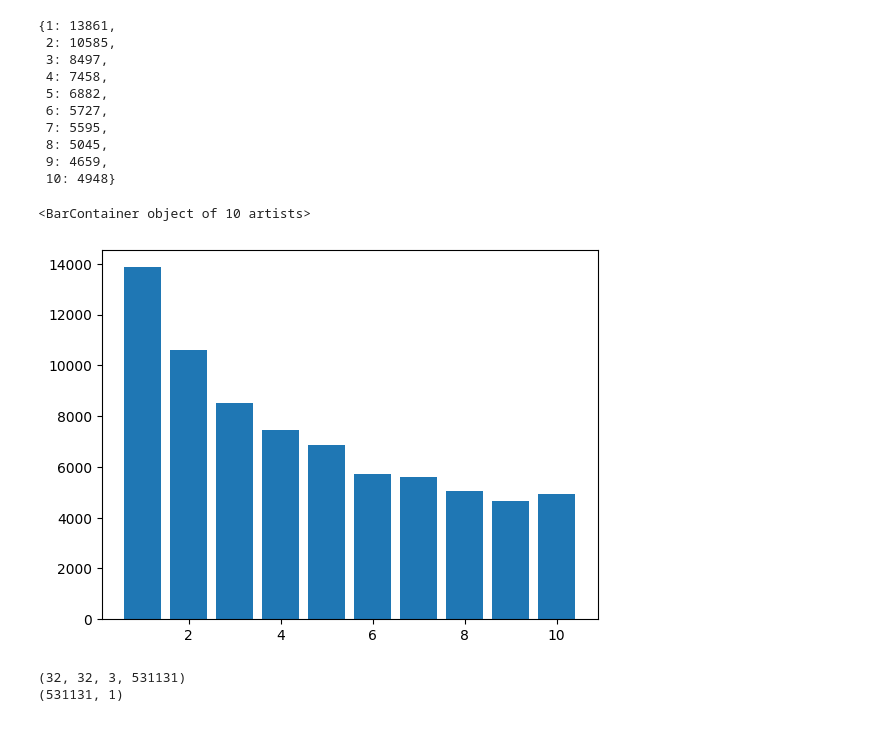
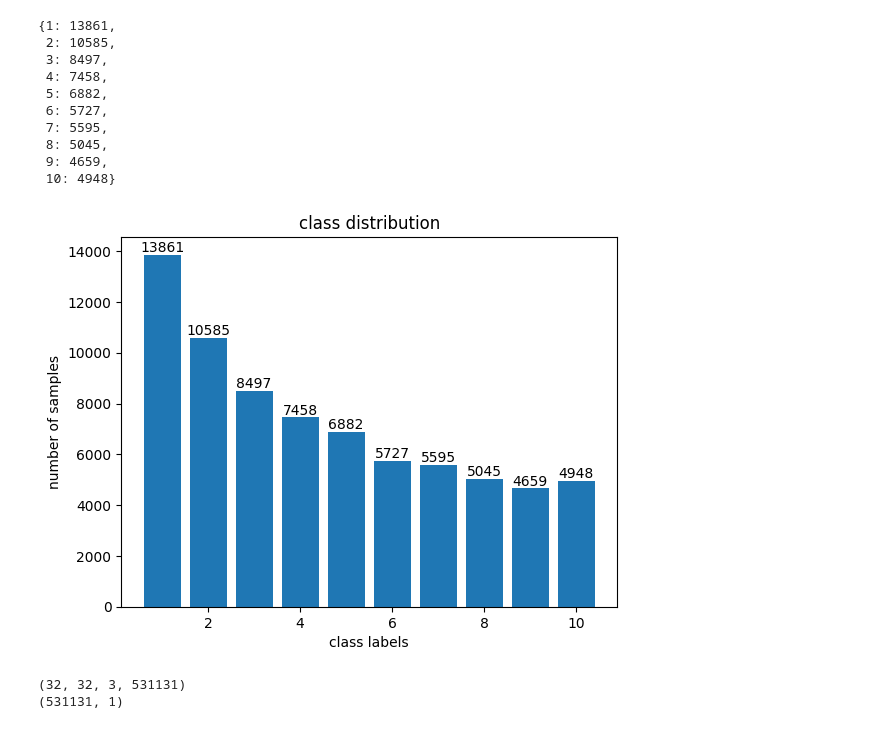
Before and after one commit to nastya-papulova/Neural_networks, a Jupyter notebook: LR1/LR1.ipynb, the cells around one changed output. Cells and saved outputs as stored; diff of their text form; code cells hidden in the pictures.

```diff
--- a/LR1/LR1.ipynb
+++ b/LR1/LR1.ipynb
@@ -72,11 +75,19 @@ sample_counts_train
  8: 5045,
  9: 4659,
  10: 4948}
-# %%
-plt.bar(unique_classes, counts)
-# %% [output]
-<BarContainer object of 10 artists>
-[figure, removed]
+# %%
+plt.bar(unique_classes, counts)
+
+# Adding labels and title
+plt.xlabel('class labels')
+plt.ylabel('number of samples')
+plt.title('class distribution')
+
+# Adding value labels on top of each bar
+for i, count in enumerate(counts):
+    plt.text(unique_classes[i], count + 0.5, str(count), ha='center', va='bottom')
+# %% [output]
+[figure, added]
 # %%
 #expand each class to 7000 samples
 extra = scipy.io.loadmat('dataset/extra_32x32.mat')
```
Also changed, not shown: parts of 35 cells of this notebook, 1 other file.
